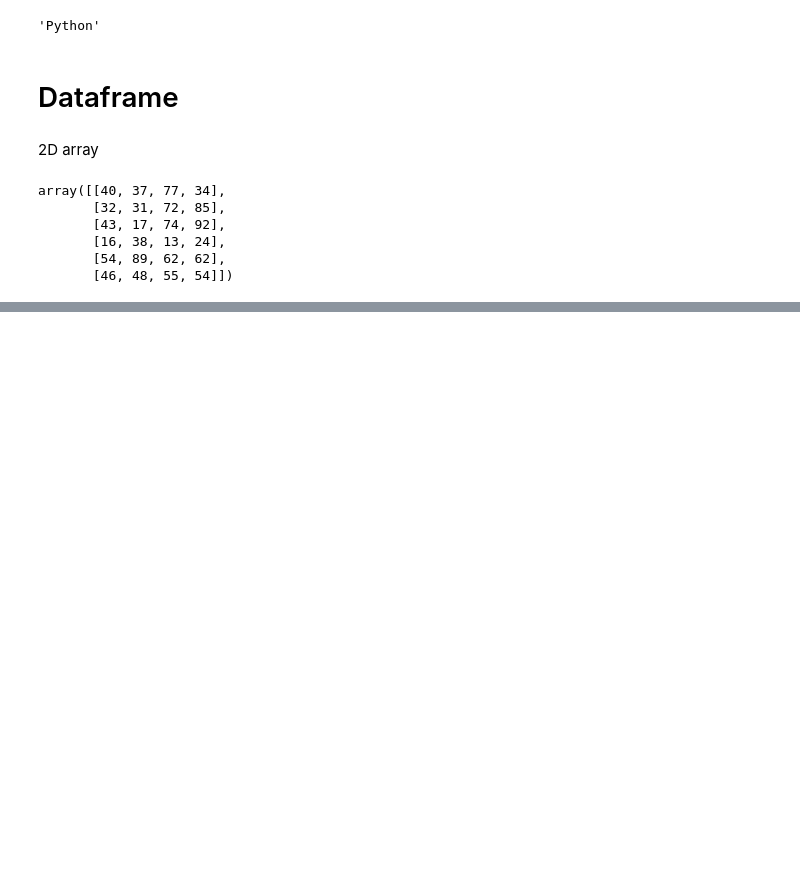
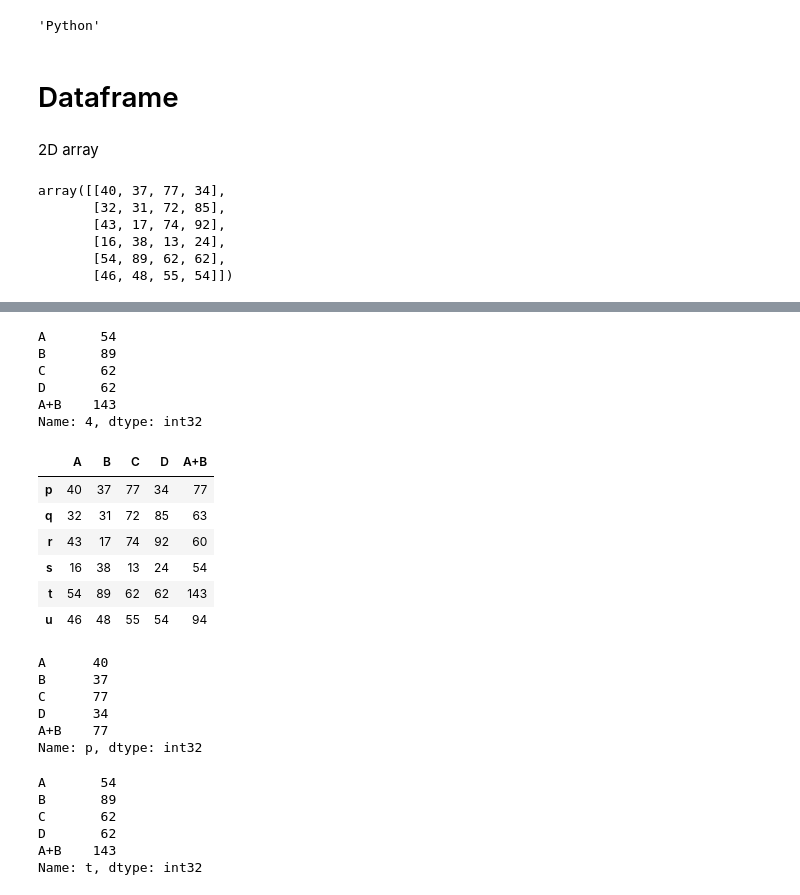
Before and after one commit to ApoorvaDogra/PythonQuickGuide, a Jupyter notebook: Python Quick Guide.ipynb, the cells around one changed output, grey strips where cells are left out. Cells and saved outputs as stored; diff of their text form; code cells hidden in the pictures; blank space fills up the shorter version.

Commit message:
Pandas Indexing

```diff
--- a/Python Quick Guide.ipynb
+++ b/Python Quick Guide.ipynb
@@ -627,0 +764,40 @@ array([[40, 37, 77, 34],
+# %%
+df.loc[4]
+# %% [output]
+A       54
+B       89
+C       62
+D       62
+A+B    143
+Name: 4, dtype: int32
+# %%
+df.index="p q r s t u".split()
+# %%
+df
+# %% [output]
+|  | A | B | C | D | A+B |
+| p | 40 | 37 | 77 | 34 | 77 |
+| q | 32 | 31 | 72 | 85 | 63 |
+| r | 43 | 17 | 74 | 92 | 60 |
+| s | 16 | 38 | 13 | 24 | 54 |
+| t | 54 | 89 | 62 | 62 | 143 |
+| u | 46 | 48 | 55 | 54 | 94 |
+# %%
+df.loc['p']
+# %% [output]
+A      40
+B      37
+C      77
+D      34
+A+B    77
+Name: p, dtype: int32
+# %%
+#iloc=integer location
+df.iloc[4]
+# %% [output]
+A       54
+B       89
+C       62
+D       62
+A+B    143
+Name: t, dtype: int32
```
Also changed, not shown: parts of 17 cells of this notebook.
